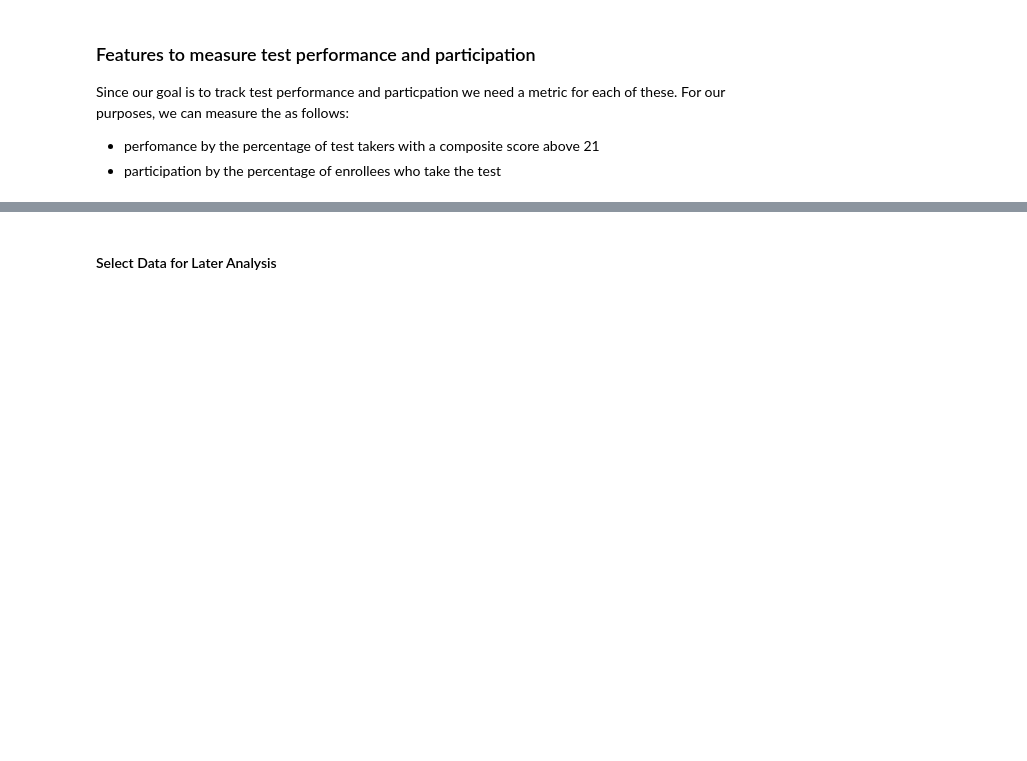
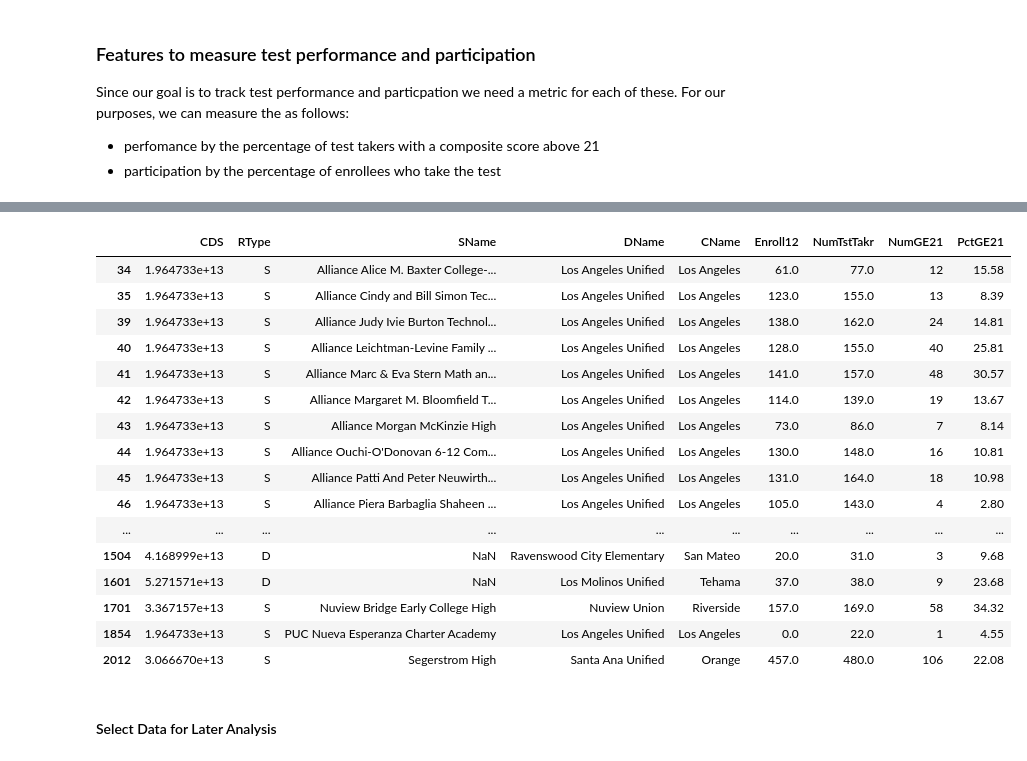
Before and after one commit to stevenlw-porpoise/California-Standardized-Testing-Analysis-Project, a Jupyter notebook: project1.ipynb, the cells around one changed output, grey strips where cells are left out. Saved outputs shown, nothing was run; the diff lists cells and outputs as text; code cells hidden in the pictures; blank space fills up the shorter version.

```diff
--- a/project1.ipynb
+++ b/project1.ipynb
@@ -211,0 +233,20 @@ act_ca['ACT_high_score_%'] = 100*act_ca['NumGE21']/act_ca['NumTstTakr'] # <-- Th
+# %%
+act_raw.query('Enroll12 < NumTstTakr').drop(columns = code_cols + subject_cols + ['Unnamed: 17', 'Year'])
+# %% [output]
+|  | CDS | RType | SName | DName | CName | Enroll12 | NumTstTakr | NumGE21 | PctGE21 |
+| 34 | 1.964733e+13 | S | Alliance Alice M. Baxter College-... | Los Angeles Unified | Los Angeles | 61.0 | 77.0 | 12 | 15.58 |
+| 35 | 1.964733e+13 | S | Alliance Cindy and Bill Simon Tec... | Los Angeles Unified | Los Angeles | 123.0 | 155.0 | 13 | 8.39 |
+| 39 | 1.964733e+13 | S | Alliance Judy Ivie Burton Technol... | Los Angeles Unified | Los Angeles | 138.0 | 162.0 | 24 | 14.81 |
+| 40 | 1.964733e+13 | S | Alliance Leichtman-Levine Family ... | Los Angeles Unified | Los Angeles | 128.0 | 155.0 | 40 | 25.81 |
+| 41 | 1.964733e+13 | S | Alliance Marc & Eva Stern Math an... | Los Angeles Unified | Los Angeles | 141.0 | 157.0 | 48 | 30.57 |
+| 42 | 1.964733e+13 | S | Alliance Margaret M. Bloomfield T... | Los Angeles Unified | Los Angeles | 114.0 | 139.0 | 19 | 13.67 |
+| 43 | 1.964733e+13 | S | Alliance Morgan McKinzie High | Los Angeles Unified | Los Angeles | 73.0 | 86.0 | 7 | 8.14 |
+| 44 | 1.964733e+13 | S | Alliance Ouchi-O'Donovan 6-12 Com... | Los Angeles Unified | Los Angeles | 130.0 | 148.0 | 16 | 10.81 |
+| 45 | 1.964733e+13 | S | Alliance Patti And Peter Neuwirth... | Los Angeles Unified | Los Angeles | 131.0 | 164.0 | 18 | 10.98 |
+| 46 | 1.964733e+13 | S | Alliance Piera Barbaglia Shaheen ... | Los Angeles Unified | Los Angeles | 105.0 | 143.0 | 4 | 2.80 |
+| ... | ... | ... | ... | ... | ... | ... | ... | ... | ... |
+| 1504 | 4.168999e+13 | D | NaN | Ravenswood City Elementary | San Mateo | 20.0 | 31.0 | 3 | 9.68 |
+| 1601 | 5.271571e+13 | D | NaN | Los Molinos Unified | Tehama | 37.0 | 38.0 | 9 | 23.68 |
+| 1701 | 3.367157e+13 | S | Nuview Bridge Early College High | Nuview Union | Riverside | 157.0 | 169.0 | 58 | 34.32 |
+| 1854 | 1.964733e+13 | S | PUC Nueva Esperanza Charter Academy | Los Angeles Unified | Los Angeles | 0.0 | 22.0 | 1 | 4.55 |
+| 2012 | 3.066670e+13 | S | Segerstrom High | Santa Ana Unified | Orange | 457.0 | 480.0 | 106 | 22.08 |
```
Also changed, not shown: parts of 27 cells of this notebook.
